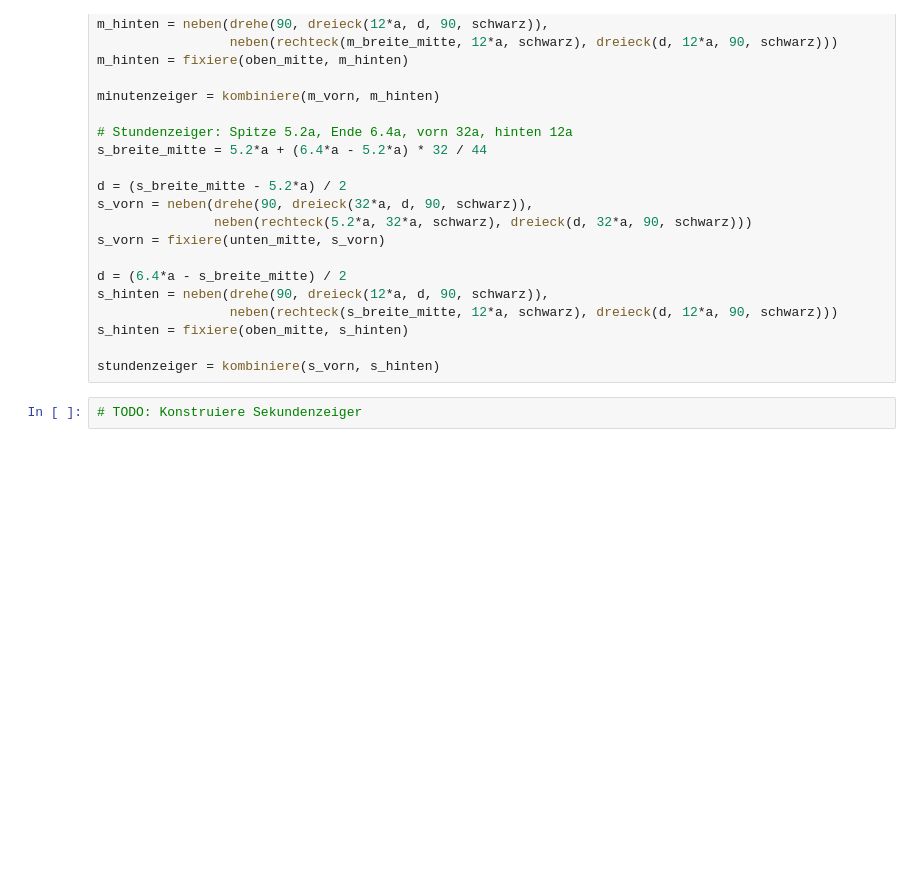
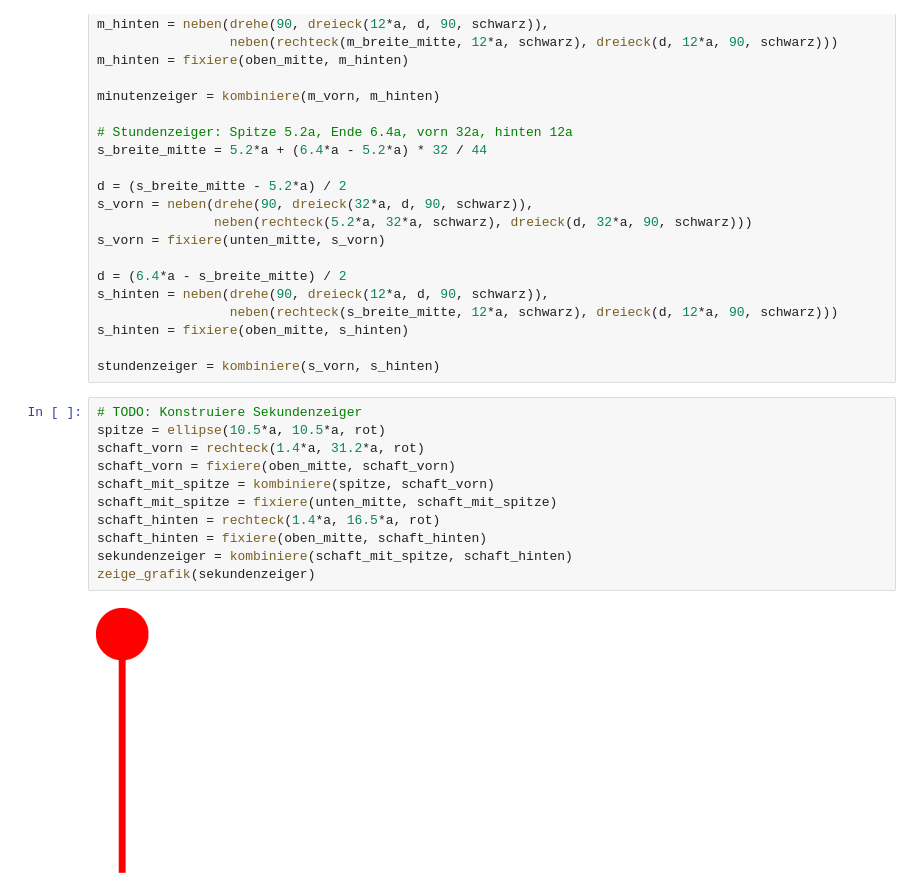
Before and after one commit to SkriptenMk/I_bW_26-30, a Jupyter notebook: notebooks/261020_listen/261020_listen.ipynb, the cells around one changed output. Drawn from its saved outputs; the diff is of its cells as text; blank space fills up the shorter version.

```diff
--- a/notebooks/261020_listen/261020_listen.ipynb
+++ b/notebooks/261020_listen/261020_listen.ipynb
@@ -627,4 +627,15 @@ s_hinten = fixiere(oben_mitte, s_hinten)
 stundenzeiger = kombiniere(s_vorn, s_hinten)
 # %%
 # TODO: Konstruiere Sekundenzeiger
+spitze = ellipse(10.5*a, 10.5*a, rot)
+schaft_vorn = rechteck(1.4*a, 31.2*a, rot)
+schaft_vorn = fixiere(oben_mitte, schaft_vorn)
+schaft_mit_spitze = kombiniere(spitze, schaft_vorn)
+schaft_mit_spitze = fixiere(unten_mitte, schaft_mit_spitze)
+schaft_hinten = rechteck(1.4*a, 16.5*a, rot)
+schaft_hinten = fixiere(oben_mitte, schaft_hinten)
+sekundenzeiger = kombiniere(schaft_mit_spitze, schaft_hinten)
+zeige_grafik(sekundenzeiger)
+# %% [output]
+[figure, added]
 # %%
```
Also changed, not shown: parts of 1 cell of this notebook.
